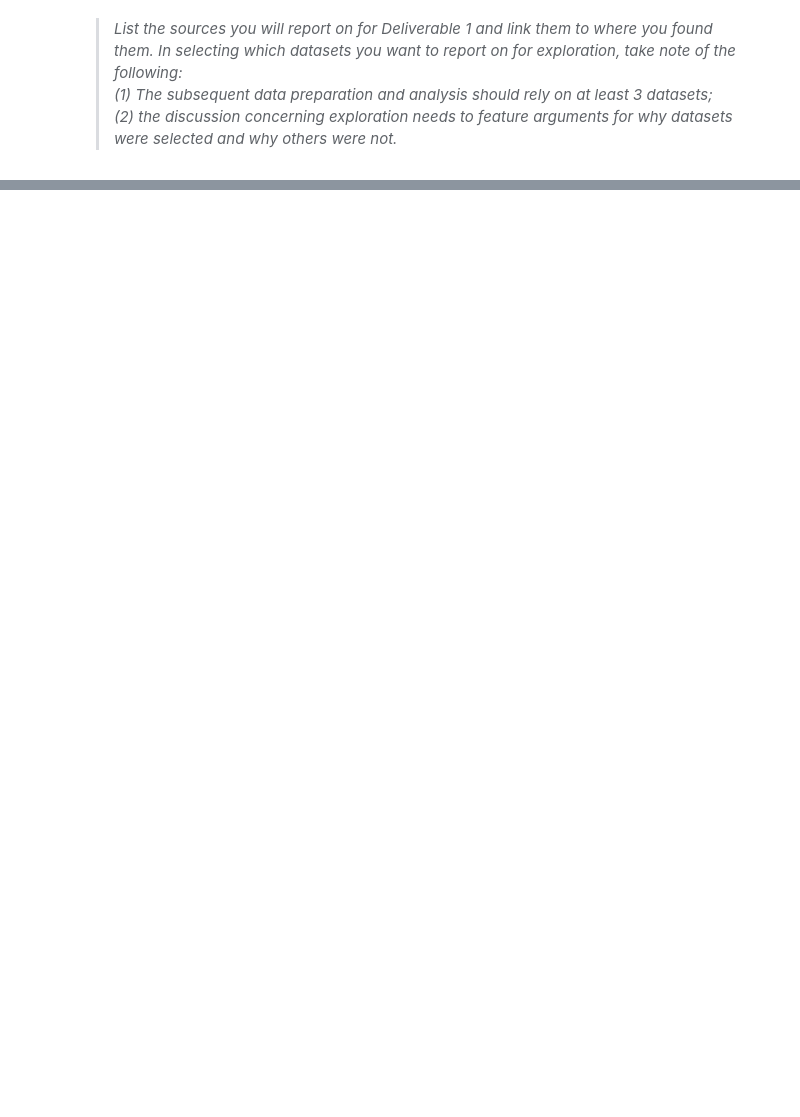
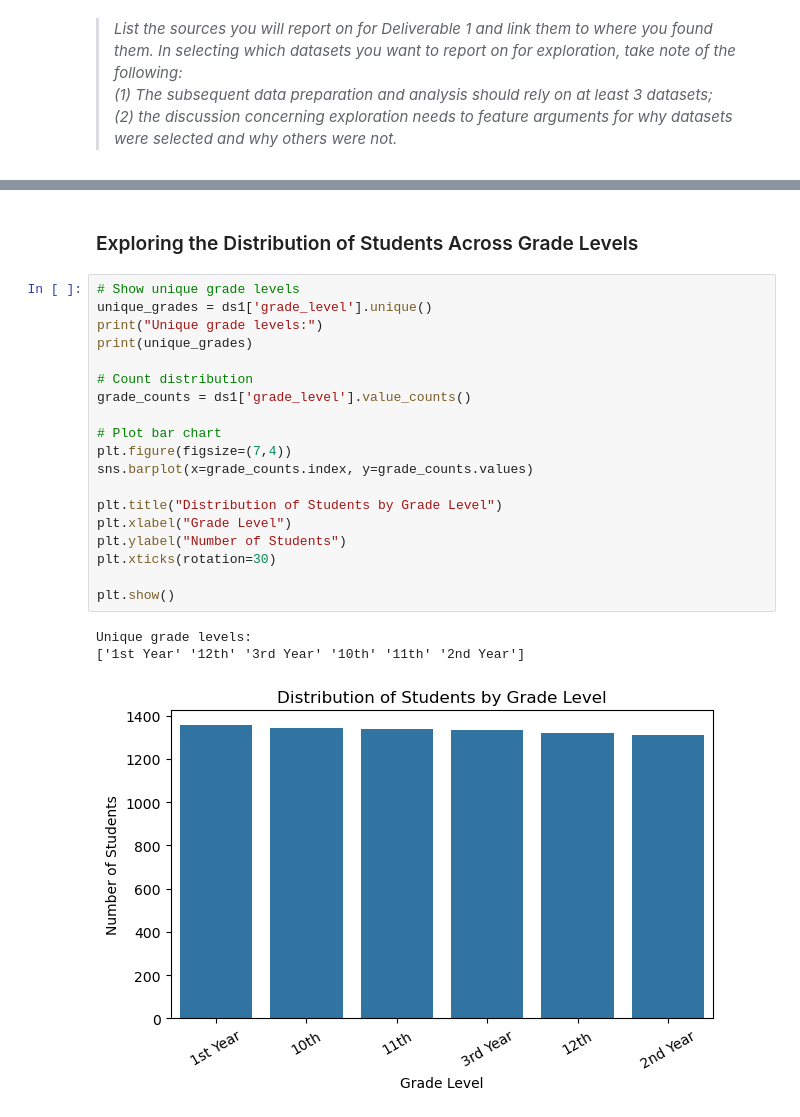
Before and after one commit to stevennoctavianus/sc3021-sdac-grp3, a Jupyter notebook: project.ipynb, the cells around one changed output, grey strips where cells are left out. Drawn from its saved outputs; the diff is of its cells as text; blank space fills up the shorter version.

```diff
--- a/project.ipynb
+++ b/project.ipynb
@@ -971,0 +182,25 @@ list(ds4.columns)
+# %% [markdown]
+### Exploring the Distribution of Students Across Grade Levels
+# %%
+# Show unique grade levels
+unique_grades = ds1['grade_level'].unique()
+print("Unique grade levels:")
+print(unique_grades)
+
+# Count distribution
+grade_counts = ds1['grade_level'].value_counts()
+
+# Plot bar chart
+plt.figure(figsize=(7,4))
+sns.barplot(x=grade_counts.index, y=grade_counts.values)
+
+plt.title("Distribution of Students by Grade Level")
+plt.xlabel("Grade Level")
+plt.ylabel("Number of Students")
+plt.xticks(rotation=30)
+
+plt.show()
+# %% [output]
+Unique grade levels:
+['1st Year' '12th' '3rd Year' '10th' '11th' '2nd Year']
+[figure, added]
```
Also changed, not shown: parts of 169 cells of this notebook, 3 other files.
